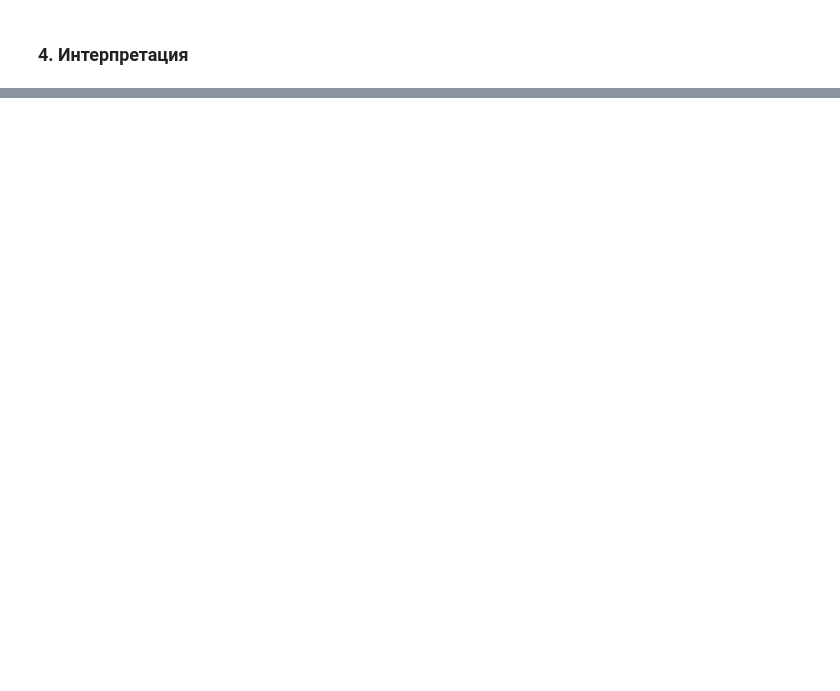
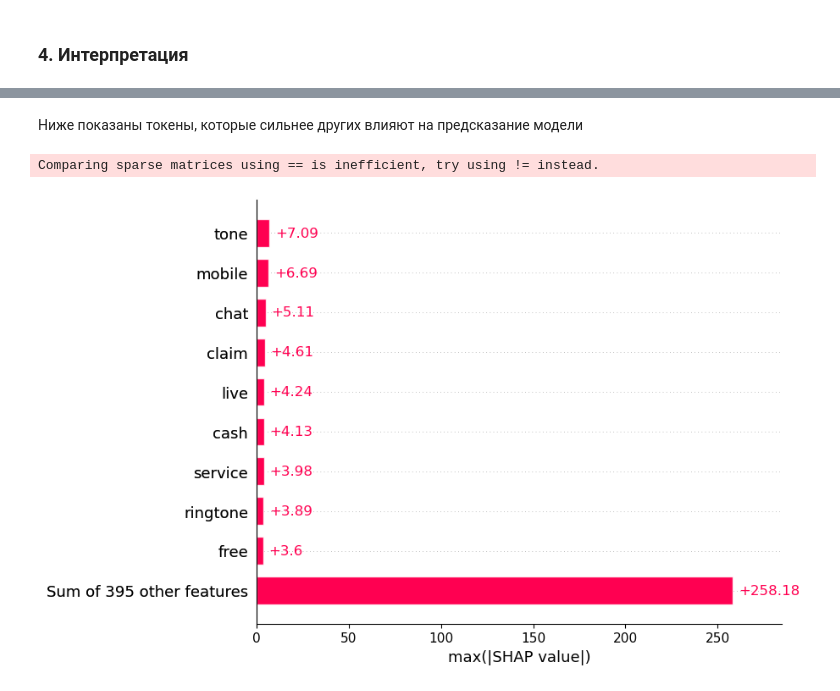
Before and after one commit to CyberLympha/data-analyze-for-cybersecurity, a Jupyter notebook: Практика/5.1/5.1 Practice - Spam Classification.ipynb, the cells around one changed output, grey strips where cells are left out. Cells and saved outputs as stored; diff of their text form; code cells hidden in the pictures; blank space fills up the shorter version.

```diff
--- a/Практика/5.1/5.1 Practice - Spam Classification.ipynb
+++ b/Практика/5.1/5.1 Practice - Spam Classification.ipynb
@@ -259,7 +259,5 @@ Sklearn english stopwords size: 318
 # %%
 X_train, X_test, y_train, y_test = train_test_split(data['cleaned_text'], data['label'], random_state=2023)
-# %%
-X_train, X_test, y_train, y_test = train_test_split(data['cleaned_text2'], data['label'], random_state=2023)
 # %%
 vectorizer = CountVectorizer(max_df=0.7, min_df=0.003) # max_df фильтрует corpus-specific stop words
 X_train_vectorized = vectorizer.fit_transform(X_train)
@@ -559,0 +514,8 @@ y=1 top features
+# %%
+explainer_line = shap.Explainer(logreg, # модель (не pipeline)
+                           X_test_vectorized, # данные (которые подставляются в итоговую модель)
+                           feature_names=vectorizer.get_feature_names()
+                           # название признаков. чтобы не скучно "feature 1"
+                           )
+#
+shap_values_line = explainer_line(X_test_vectorized)
@@ -559,0 +544,7 @@ y=1 top features
+# %% [markdown]
+Ниже показаны токены, которые сильнее других влияют на предсказание модели
+# %%
+shap.plots.bar(shap_values_line.abs.max(0))
+# %% [output]
+Comparing sparse matrices using == is inefficient, try using != instead.
+[figure, added]
```
Also changed, not shown: parts of 23 cells of this notebook.
